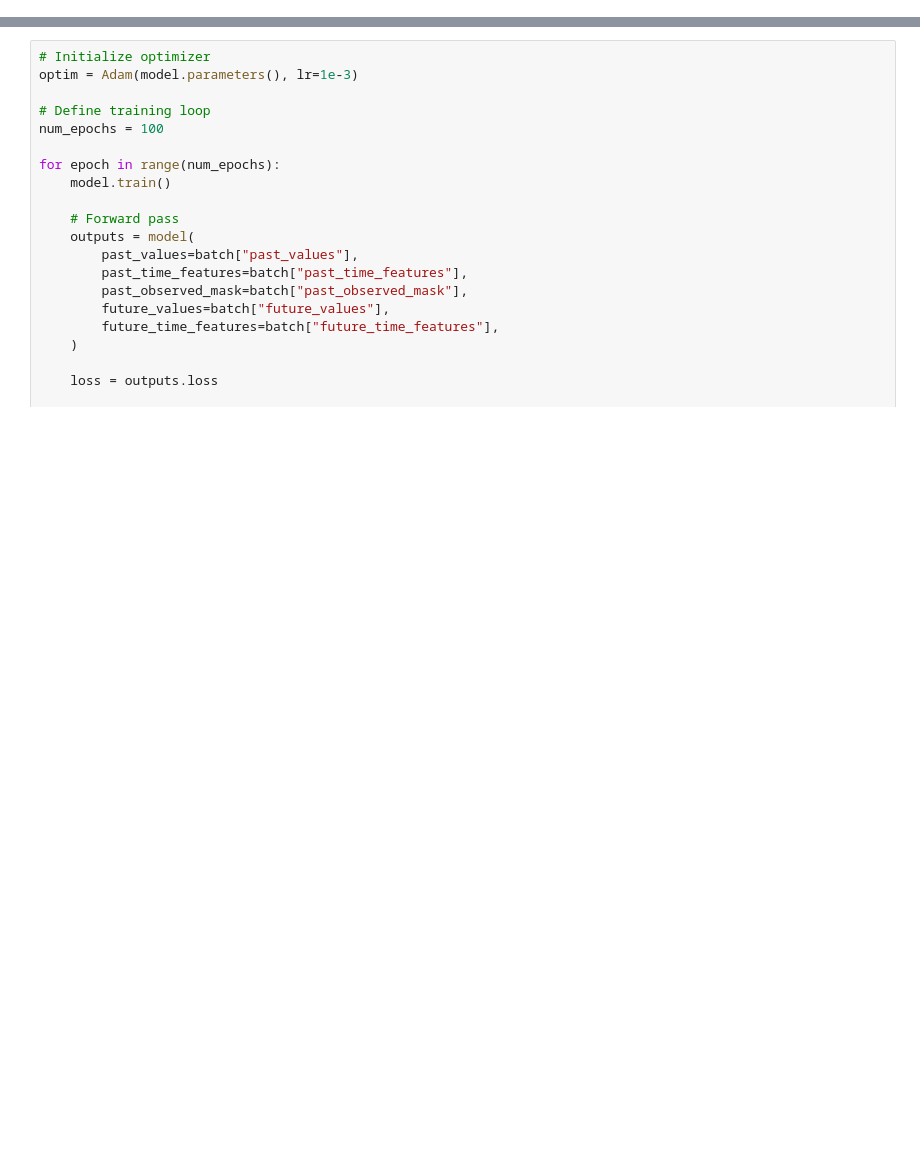
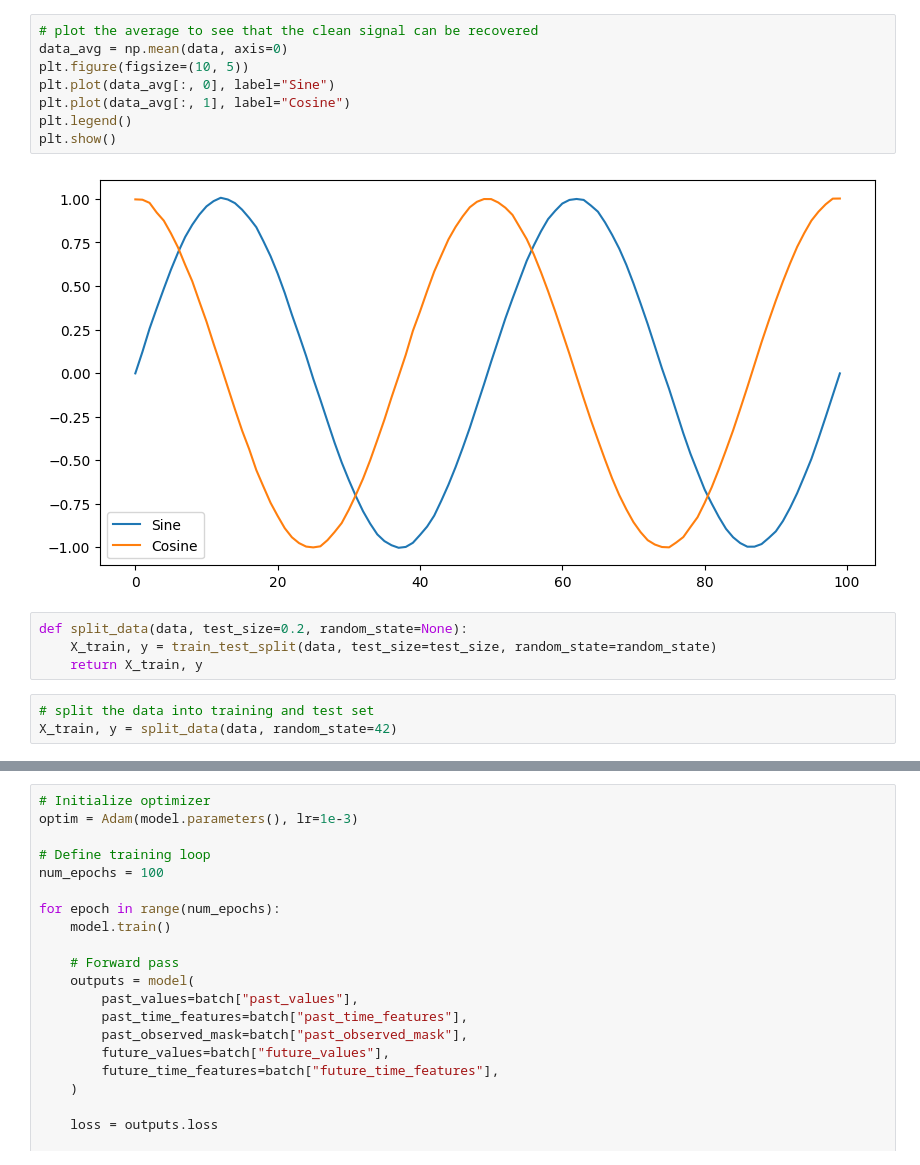
Before and after one commit to allshaks/eeg_llm, a Jupyter notebook: train_gpt_from_scratch.ipynb, the cells around one changed output, grey strips where cells are left out. Drawn from its saved outputs; the diff is of its cells as text; blank space fills up the shorter version.

```diff
--- a/train_gpt_from_scratch.ipynb
+++ b/train_gpt_from_scratch.ipynb
@@ -32,0 +36,17 @@ future_values = torch.tensor(data[-10:], dtype=torch.float32)
+# %%
+# plot the average to see that the clean signal can be recovered
+data_avg = np.mean(data, axis=0)
+plt.figure(figsize=(10, 5))
+plt.plot(data_avg[:, 0], label="Sine")
+plt.plot(data_avg[:, 1], label="Cosine")
+plt.legend()
+plt.show()
+# %% [output]
+[figure, added]
+# %%
+def split_data(data, test_size=0.2, random_state=None):
+    X_train, y = train_test_split(data, test_size=test_size, random_state=random_state)
+    return X_train, y
+# %%
+# split the data into training and test set
+X_train, y = split_data(data, random_state=42)
```
Also changed, not shown: parts of 18 cells of this notebook.
